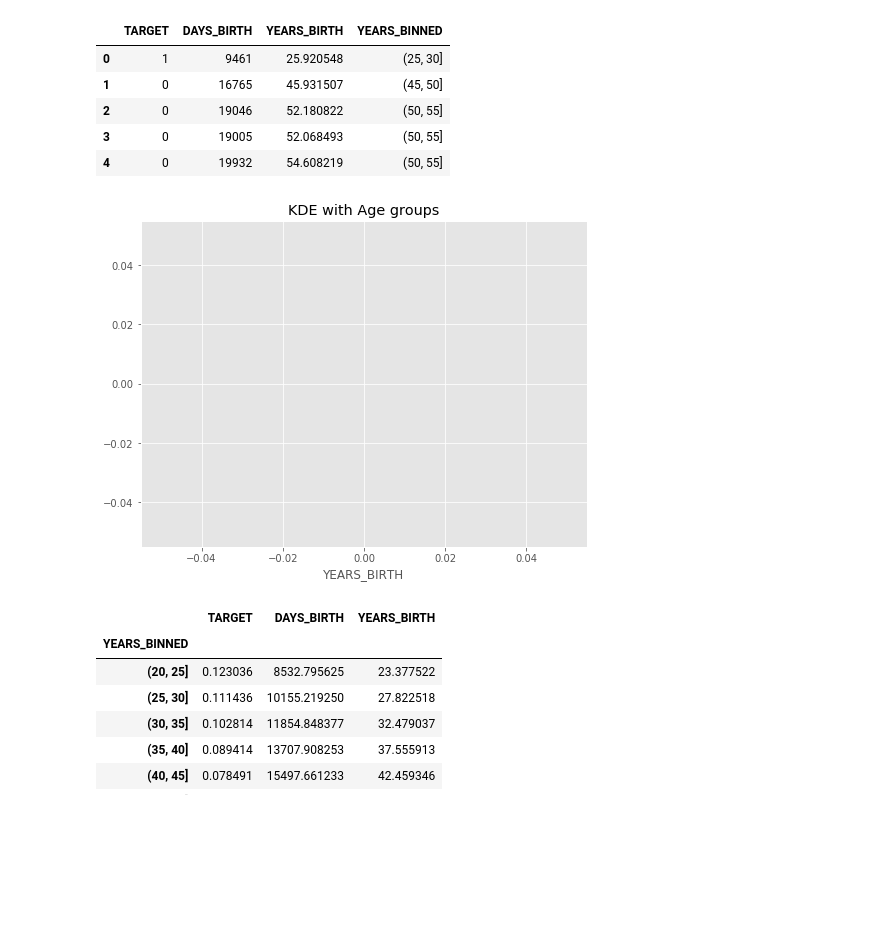
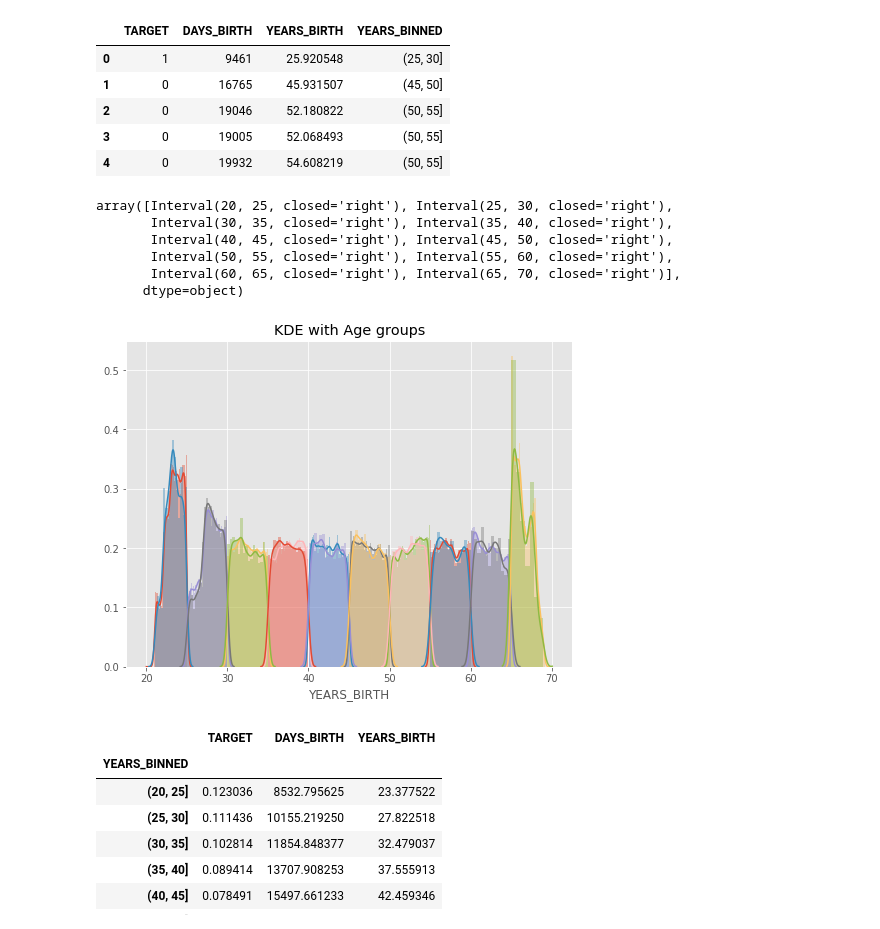
Before and after one commit to s111100001/ML100Days, a Jupyter notebook: homework/Day_016_HW.ipynb, the cells around one changed output. Saved outputs shown, nothing was run; the diff lists cells and outputs as text; code cells hidden in the pictures; blank space fills up the shorter version.

```diff
--- a/homework/Day_016_HW.ipynb
+++ b/homework/Day_016_HW.ipynb
@@ -79,24 +79,33 @@ Name: YEARS_BINNED, dtype: int64
 | 2 | 0 | 19046 | 52.180822 | (50, 55] |
 | 3 | 0 | 19005 | 52.068493 | (50, 55] |
 | 4 | 0 | 19932 | 54.608219 | (50, 55] |
+# %%
+year_group_sorted
+# %% [output]
+array([Interval(20, 25, closed='right'), Interval(25, 30, closed='right'),
+       Interval(30, 35, closed='right'), Interval(35, 40, closed='right'),
+       Interval(40, 45, closed='right'), Interval(45, 50, closed='right'),
+       Interval(50, 55, closed='right'), Interval(55, 60, closed='right'),
+       Interval(60, 65, closed='right'), Interval(65, 70, closed='right')],
+      dtype=object)
 # %%
 # 繪圖前先排序 / 分組
 """
 Your Code Here
 """
-year_group_sorted = ['20-25','25-30','30-35','35-40','40-45','45-50','50-55','55-60','60-65','65-70']
+year_group_sorted = np.sort(age_data['YEARS_BINNED'].unique())
 
 plt.figure(figsize=(8,6))
 for i in range(len(year_group_sorted)):
     sns.distplot(age_data.loc[(age_data['YEARS_BINNED'] == year_group_sorted[i]) & \
                               (age_data['TARGET'] == 0), 'YEARS_BIRTH'], label = str(year_group_sorted[i]))
 
     sns.distplot(age_data.loc[(age_data['YEARS_BINNED'] == year_group_sorted[i]) & \
                               (age_data['TARGET'] == 1), 'YEARS_BIRTH'], label = str(year_group_sorted[i]))
 plt.title('KDE with Age groups')
 plt.show()
 # %% [output]
-[figure, old version]
+[figure, new version]
 # %%
 # 計算每個年齡區間的 Target、DAYS_BIRTH與 YEARS_BIRTH 的平均值
 age_groups  = age_data.groupby('YEARS_BINNED').mean()
```
Also changed, not shown: parts of 2 cells of this notebook.
